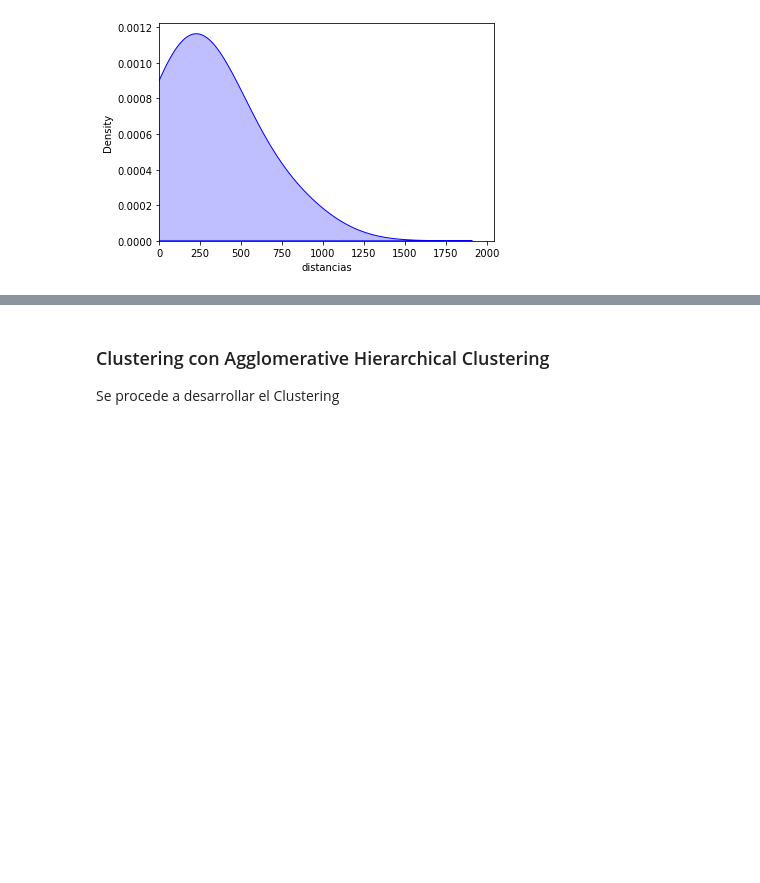
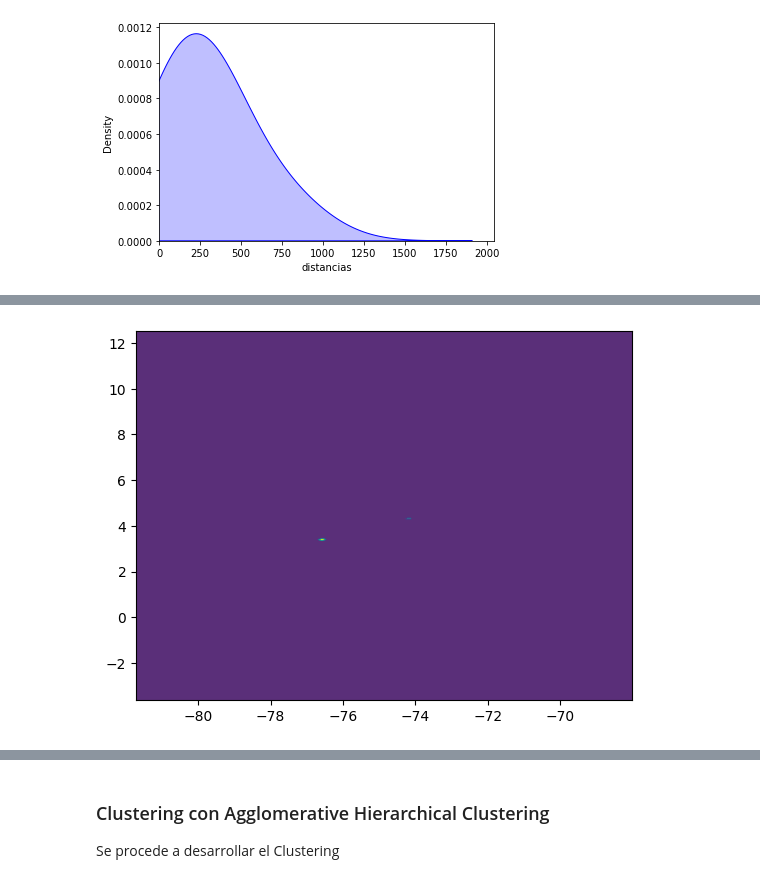
Before and after one commit to jmanjarresm/Proyecto_Final_Aprend_Sup_g17, a Jupyter notebook: scripts/Proyecto.ipynb, the cells around one changed output, grey strips where cells are left out. Cells and saved outputs as stored; diff of their text form; code cells hidden in the pictures; blank space fills up the shorter version.

```diff
--- a/scripts/Proyecto.ipynb
+++ b/scripts/Proyecto.ipynb
@@ -423,0 +440,7 @@ plt.show()
+# %%
+with open('../data/dense_u.pkl', 'wb') as archivo_pkl:
+    pickle.dump(dens_u, archivo_pkl)
+# %%
+with open('../data/dense_u.pkl', 'rb') as archivo_pkl:
+    dens_u = pickle.load(archivo_pkl)
+dens_u.bw
@@ -423,0 +449,6 @@ plt.show()
+# %%
+x = np.linspace(min(db_vulnerable.lon), max(db_vulnerable.lon), 300)
+y = np.linspace(min(db_vulnerable.lat), max(db_vulnerable.lat), 300)
+xx, yy = np.meshgrid(x, y)
+grid = np.column_stack(( yy.flatten(),xx.flatten()))
+grid
@@ -423,0 +463,14 @@ plt.show()
+# %%
+densidad_pred=dens_u.pdf(data_predict=grid)
+# %%
+contourf = plt.contourf(xx, yy, densidad_pred.reshape(xx.shape),
+    alpha =0.9, linestyles='None')
+
+geojson = geojsoncontour.contourf_to_geojson(
+    contourf=contourf,
+    min_angle_deg=3.0,
+    ndigits=5,
+    stroke_width=1,
+    fill_opacity=0.1)
+# %% [output]
+[figure, added]
```
Also changed, not shown: parts of 18 cells of this notebook, 1 other file.
